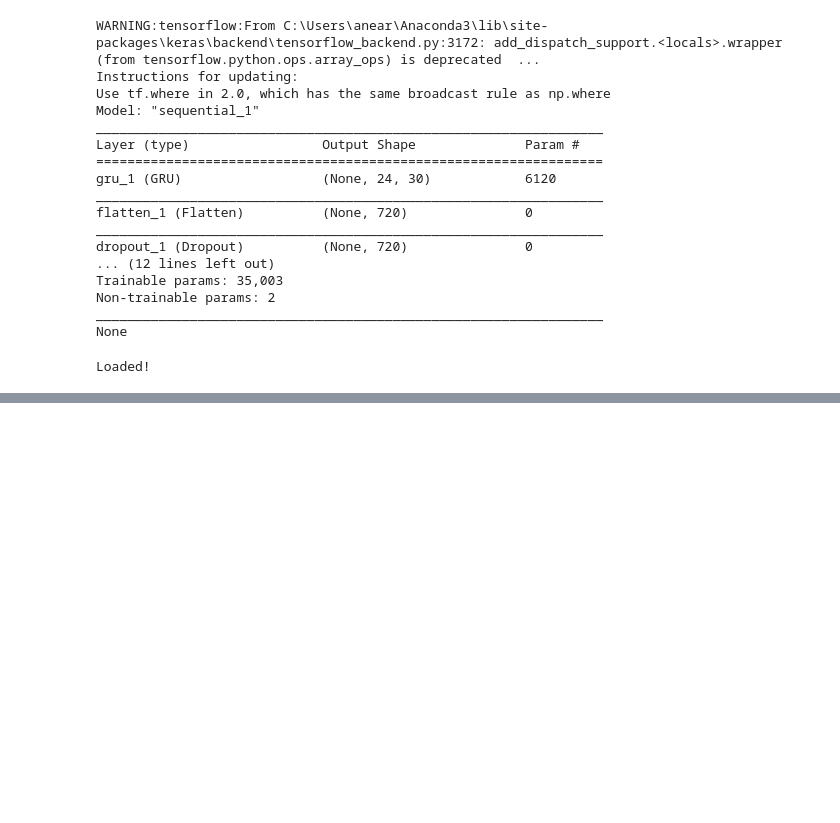
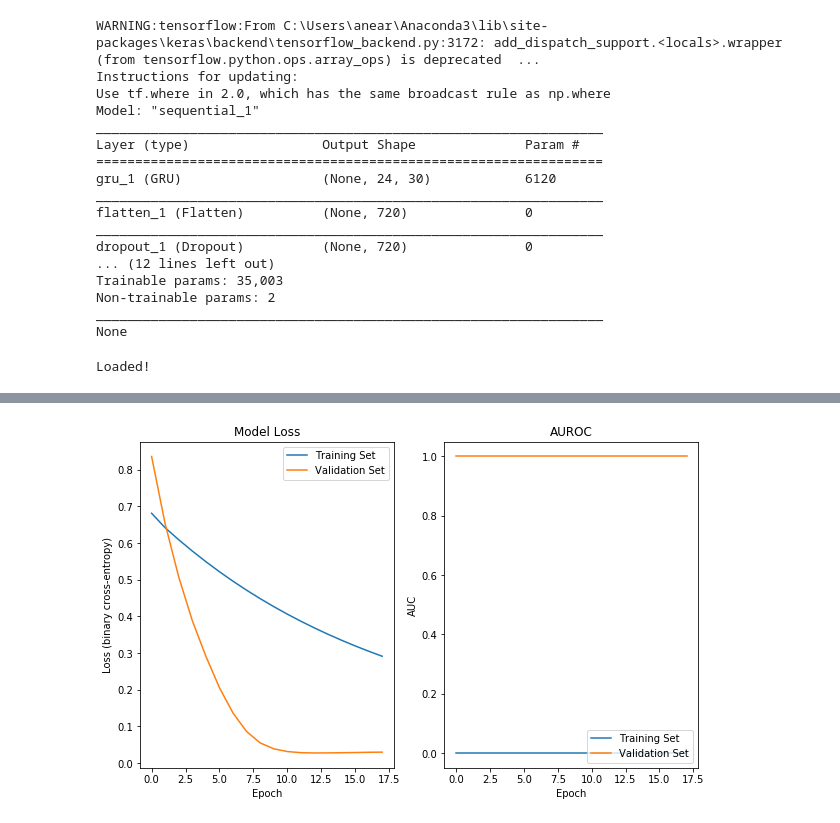
Before and after one commit to aneary12/mechanical-ventilation, a Jupyter notebook: 8_models.ipynb, the cells around one changed output, grey strips where cells are left out. Saved outputs shown, nothing was run; the diff lists cells and outputs as text; code cells hidden in the pictures; blank space fills up the shorter version.

```diff
--- a/8_models.ipynb
+++ b/8_models.ipynb
@@ -149,0 +222,13 @@ auc_rnn = auc(fpr_rnn, tpr_rnn)
+# %%
+# Remove patients who were re-intubated after 5 days
+X_train = X_train[reint_train.astype(int)]
+y_train = y_train[reint_train.astype(int)]
+X_val = X_val[reint_val.astype(int)]
+y_val = y_val[reint_val.astype(int)]
+X_test = X_test[reint_test.astype(int)]
+y_test = y_test[reint_test.astype(int)]
+# %%
+# Reshape the input tensors so they are in the shape (m,T,n) to fit Keras standards
+X_train = np.transpose(X_train, (0,2,1))
+X_val = np.transpose(X_val, (0,2,1))
+X_test = np.transpose(X_test, (0,2,1))
@@ -149,0 +250,6 @@ auc_rnn = auc(fpr_rnn, tpr_rnn)
+# %%
+# Define the early stopping callback
+es = EarlyStopping(monitor='val_loss', mode='min', patience=5)
+
+# Train the model
+history = model.fit(X_train, y_train, validation_data=(X_val,y_val), epochs=250, batch_size=100, verbose=1, callbacks=[es])
@@ -149,0 +274,20 @@ auc_rnn = auc(fpr_rnn, tpr_rnn)
+# %%
+# Create two subplots
+fig, (ax1, ax2) = plt.subplots(1, 2, sharex='col', figsize=(10,6))
+
+# PLot the loss
+ax1.plot(history.history['loss'])
+ax1.plot(history.history['val_loss'])
+ax1.set(title='Model Loss', ylabel='Loss (binary cross-entropy)', xlabel='Epoch')
+ax1.legend(['Training Set', 'Validation Set'], loc='upper right')
+
+# Plot the AUC
+ax2.plot(history.history['auc_2'])
+ax2.plot(history.history['val_auc_2'])
+ax2.set(title='AUROC', ylabel='AUC', xlabel='Epoch')
+ax2.legend(['Training Set', 'Validation Set'], loc='lower right')
+
+#plt.savefig('training.png', bbox_inches='tight')
+plt.show()
+# %% [output]
+[figure, added]
```
Also changed, not shown: parts of 60 cells of this notebook, 36 other files.
